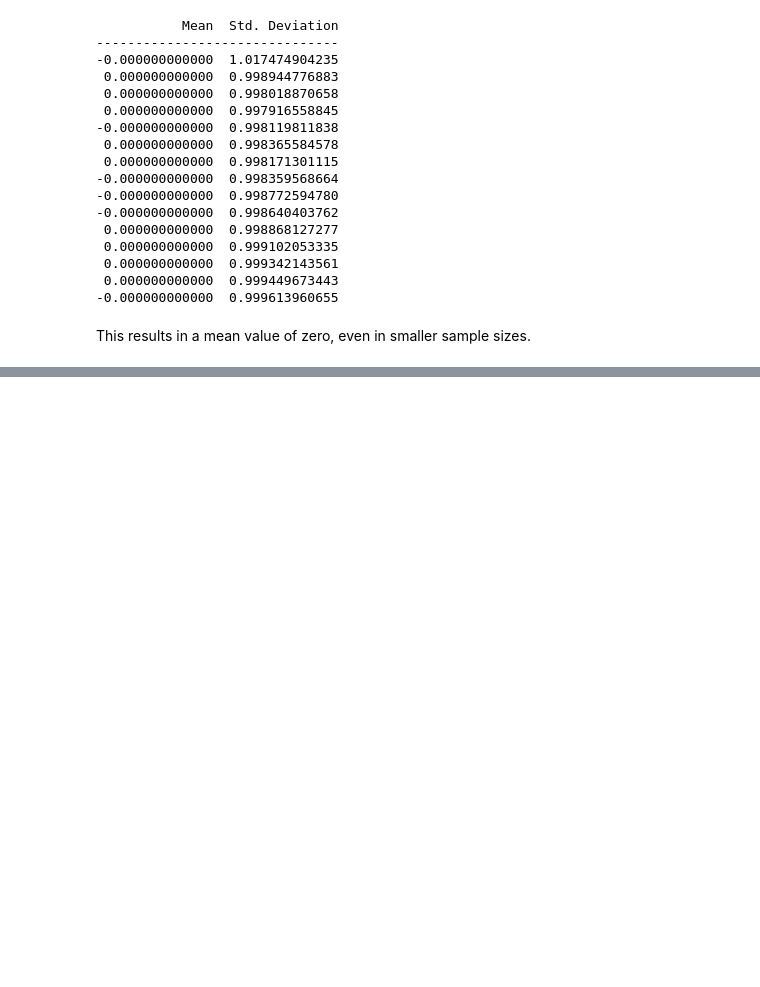
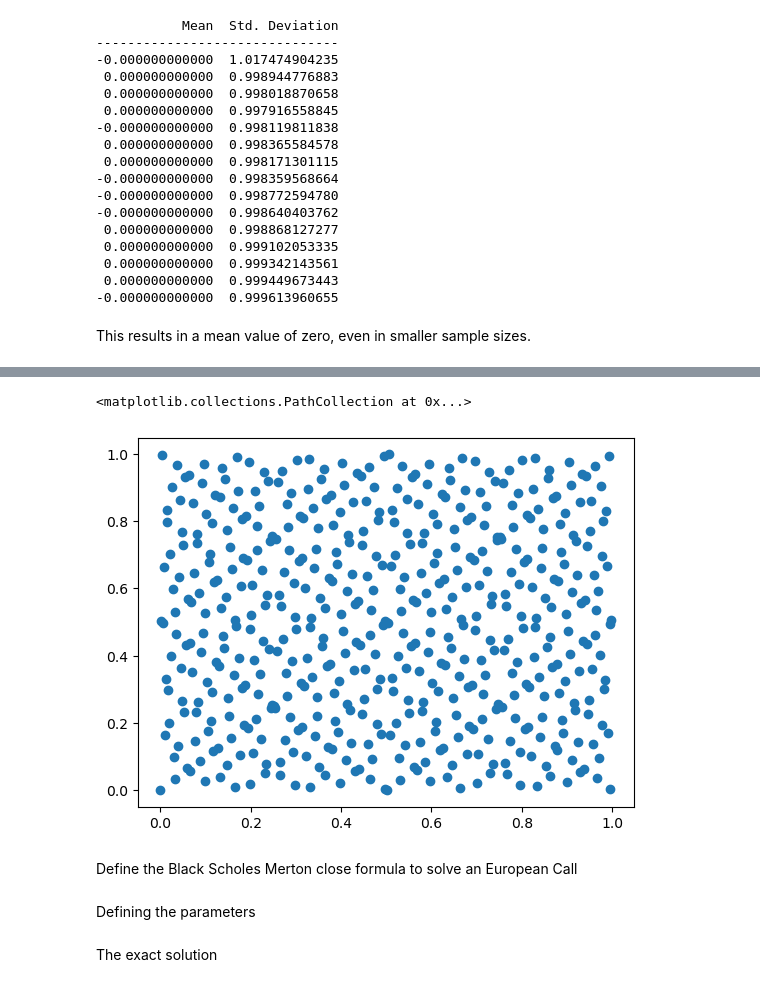
Before and after one commit to fbristotti/cqf, a Jupyter notebook: final/final.ipynb, the cells around one changed output, grey strips where cells are left out. Drawn from its saved outputs; the diff is of its cells as text; code cells hidden in the pictures; blank space fills up the shorter version.

```diff
--- a/final/final.ipynb
+++ b/final/final.ipynb
@@ -103,0 +137,9 @@ NameError: name 'a' is not defined
+# %%
+sampler = qmc.Sobol(d=2, scramble=False)
+sample_sequence = sampler.random_base2(m=9)
+plt.scatter(x=sample_sequence[:,0], y=sample_sequence[:,1])
+# %% [output]
+<matplotlib.collections.PathCollection at 0x...>
+[figure, added]
+# %% [markdown]
+Define the Black Scholes Merton close formula to solve an European Call
@@ -103,0 +151,2 @@ NameError: name 'a' is not defined
+# %% [markdown]
+Defining the parameters
@@ -103,0 +160,2 @@ NameError: name 'a' is not defined
+# %% [markdown]
+The exact solution
```
Also changed, not shown: parts of 21 cells of this notebook, 5 other files.
